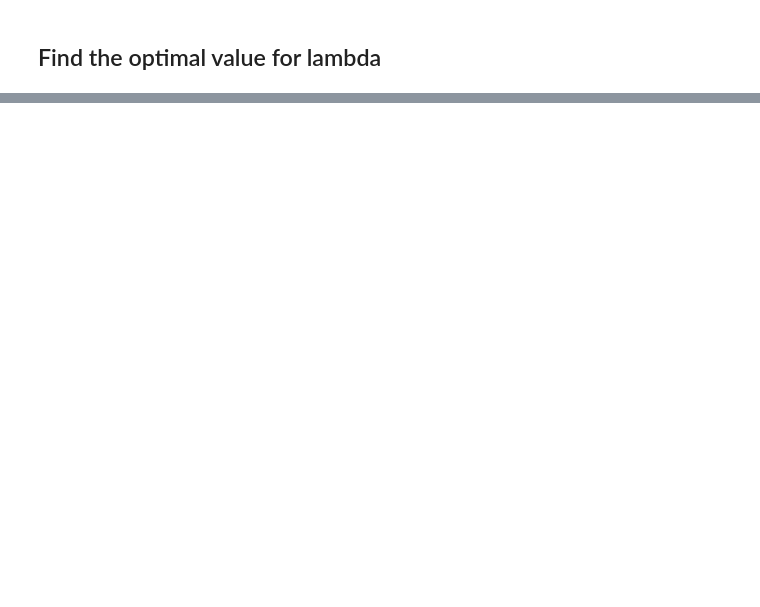
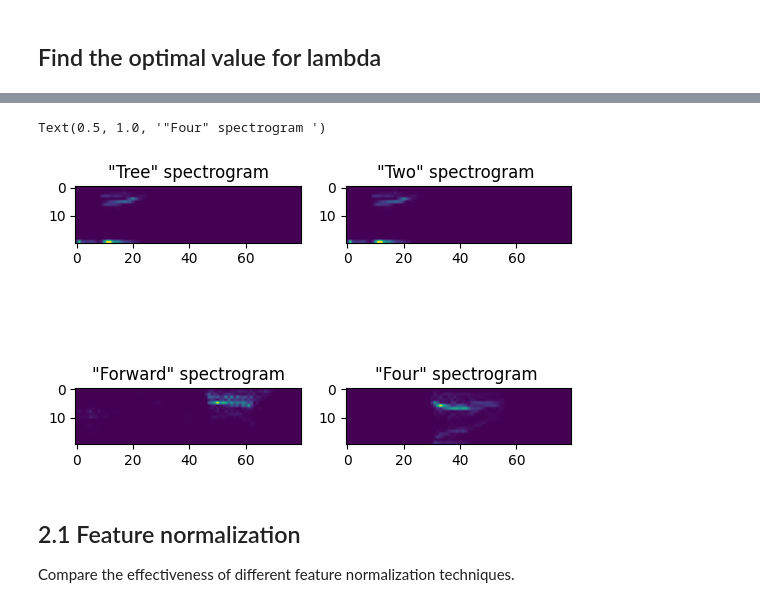
Before and after one commit to DavideLigari/speech-recognition, a Jupyter notebook: my-code/main.ipynb, the cells around one changed output, grey strips where cells are left out. Drawn from its saved outputs; the diff is of its cells as text; code cells hidden in the pictures; blank space fills up the shorter version.

```diff
--- a/my-code/main.ipynb
+++ b/my-code/main.ipynb
@@ -228,0 +249,17 @@ result2.plot(kind="line",grid=True, title="Train accuracy vs epoch for different
+# %%
+import trainmodel as tm
+import pvml
+import pandas as pd
+xTrainMV, xTestMV = tm.mean_variance_normalization(Xtrain, Xtest)
+batch_size = 100
+m = xTrainMV.shape[0]
+net = pvml.MLP([1600, 512, 256, 128, 35])
+for epoch in range(400):
+    net.train(xTrainMV, Ytrain, momentum=0.9, steps=m // batch_size,
+              batch=batch_size, lambda_=0.001)
+    if epoch % 10 == 0:
+        train_acc = tm.accuracy(net, xTrainMV, Ytrain)
+        test_acc = tm.accuracy(net, xTestMV, Ytest)
+        print(epoch + 250, train_acc, test_acc)
+
+net.save("MLP_512x256x128_reg_trained_400.npz")
@@ -239,0 +288,32 @@ an.show_confusion_matrix(Ytest, predictions, words)
+# %%
+example_tree_index = np.where(Ytrain == 28)[0][0]
+example_tree = Xtrain[example_tree_index]
+spectrogram_tree = example_tree.reshape(20, 80)
+
+example_two_index = np.where(Ytrain == 28)[0][0]
+example_two = Xtrain[example_two_index]
+spectrogram_two = example_two.reshape(20, 80)
+
+example_forward_index = np.where(Ytrain == 10)[0][0]
+example_forward = Xtrain[example_forward_index]
+spectrogram_forward = example_forward.reshape(20, 80)
+
+example_four_index = np.where(Ytrain == 11)[0][0]
+example_four = Xtrain[example_four_index]
+spectrogram_four = example_four.reshape(20, 80)
+
+fig, axs = plt.subplots(2, 2)
+axs[0, 0].imshow(spectrogram_tree)
+axs[0, 0].set_title("\"Tree\" spectrogram")
+axs[0, 1].imshow(spectrogram_two)
+axs[0, 1].set_title("\"Two\" spectrogram ")
+axs[1, 0].imshow(spectrogram_forward)
+axs[1, 0].set_title("\"Forward\" spectrogram")
+axs[1, 1].imshow(spectrogram_four)
+axs[1, 1].set_title("\"Four\" spectrogram ")
+# %% [output]
+Text(0.5, 1.0, '"Four" spectrogram ')
+[figure, added]
+# %% [markdown]
+## 2.1 Feature normalization
+Compare the effectiveness of different feature normalization techniques.
```
Also changed, not shown: parts of 13 cells of this notebook, 14 other files.
